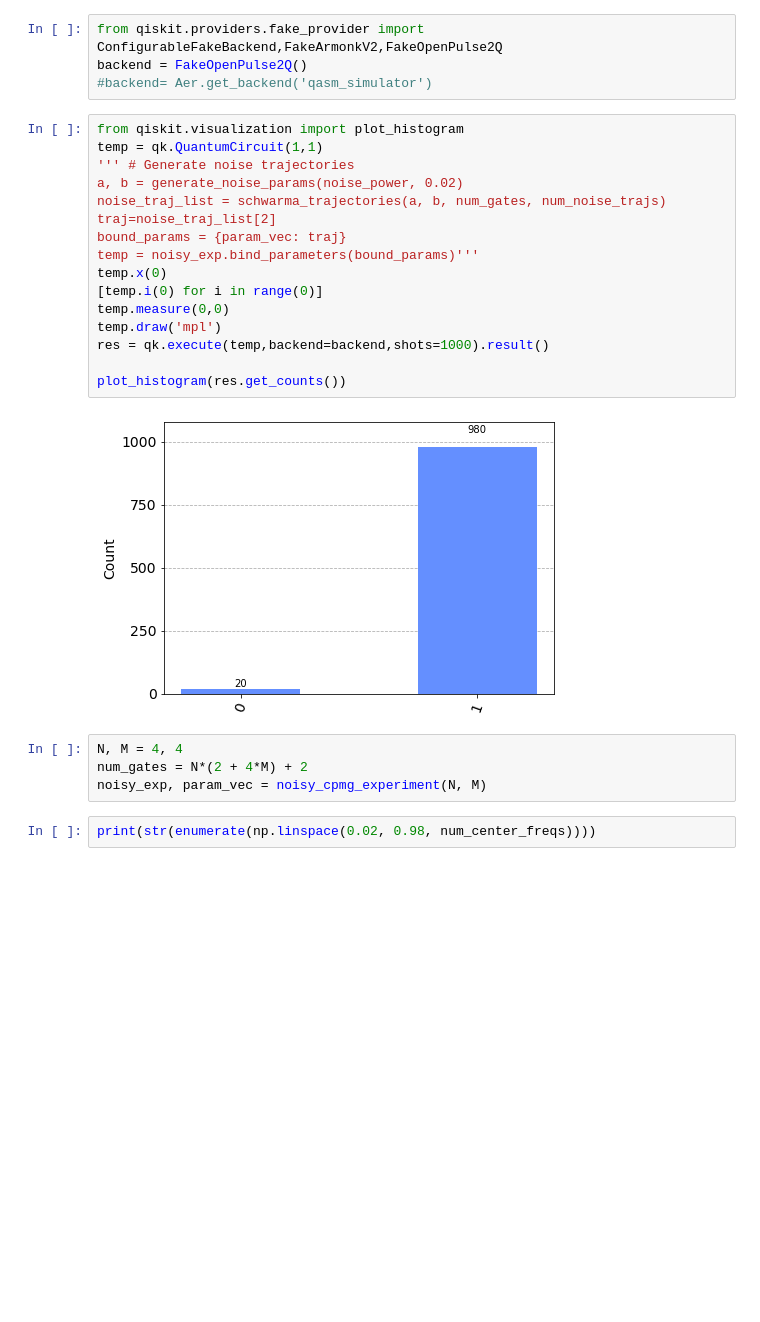
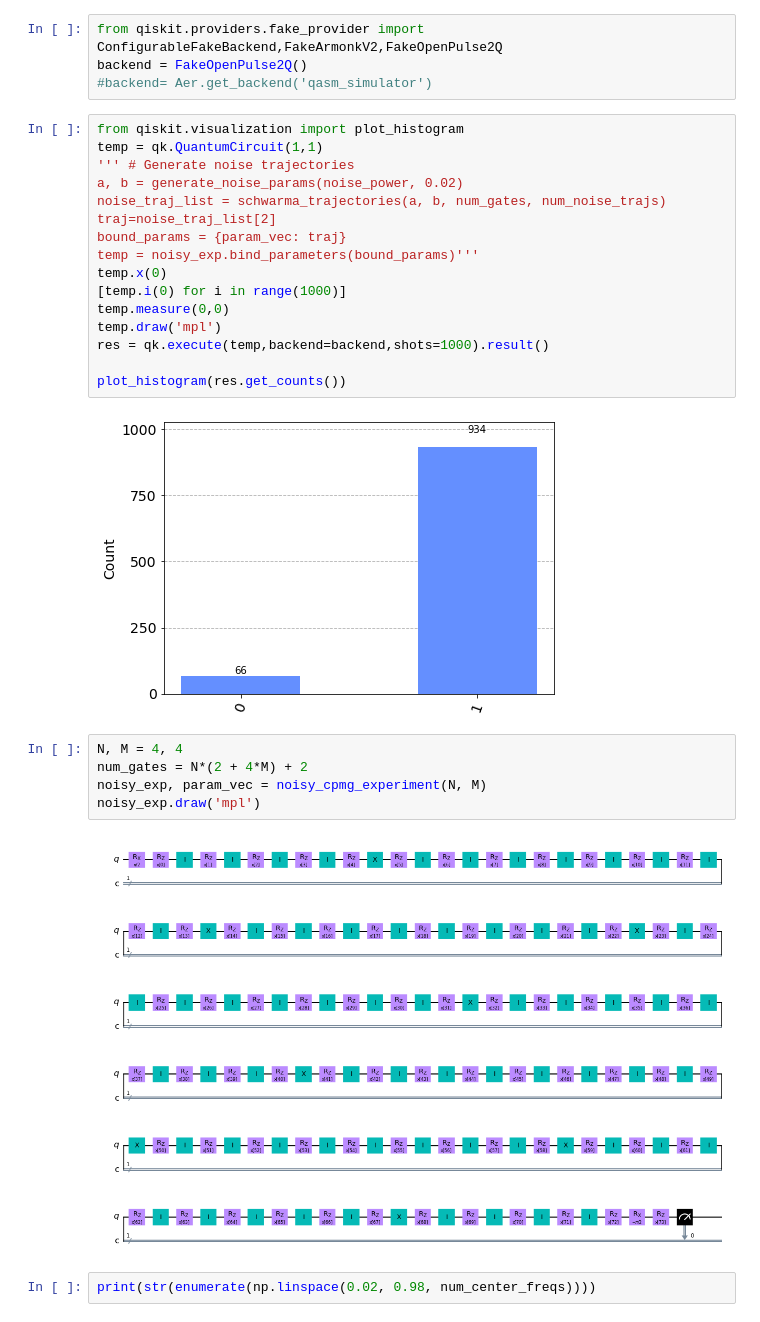
Before and after one commit to Fan-0/AQI2022, a Jupyter notebook: Summer 2022/filter_spectroscopy_example.ipynb, the cells around one changed output. Saved outputs shown, nothing was run; the diff lists cells and outputs as text; blank space fills up the shorter version.

```diff
--- a/Summer 2022/filter_spectroscopy_example.ipynb
+++ b/Summer 2022/filter_spectroscopy_example.ipynb
@@ -225,18 +286,21 @@ traj=noise_traj_list[2]
 bound_params = {param_vec: traj}
 temp = noisy_exp.bind_parameters(bound_params)'''
 temp.x(0)
-[temp.i(0) for i in range(0)]
+[temp.i(0) for i in range(1000)]
 temp.measure(0,0)
 temp.draw('mpl')
 res = qk.execute(temp,backend=backend,shots=1000).result()
 
 plot_histogram(res.get_counts())
 # %% [output]
-[figure, old version]
+[figure, new version]
 # %%
 N, M = 4, 4
 num_gates = N*(2 + 4*M) + 2
 noisy_exp, param_vec = noisy_cpmg_experiment(N, M)
+noisy_exp.draw('mpl')
+# %% [output]
+[figure, added]
 # %%
 print(str(enumerate(np.linspace(0.02, 0.98, num_center_freqs))))
 # %% [output]
```
Also changed, not shown: parts of 10 cells of this notebook, 3 other files.
